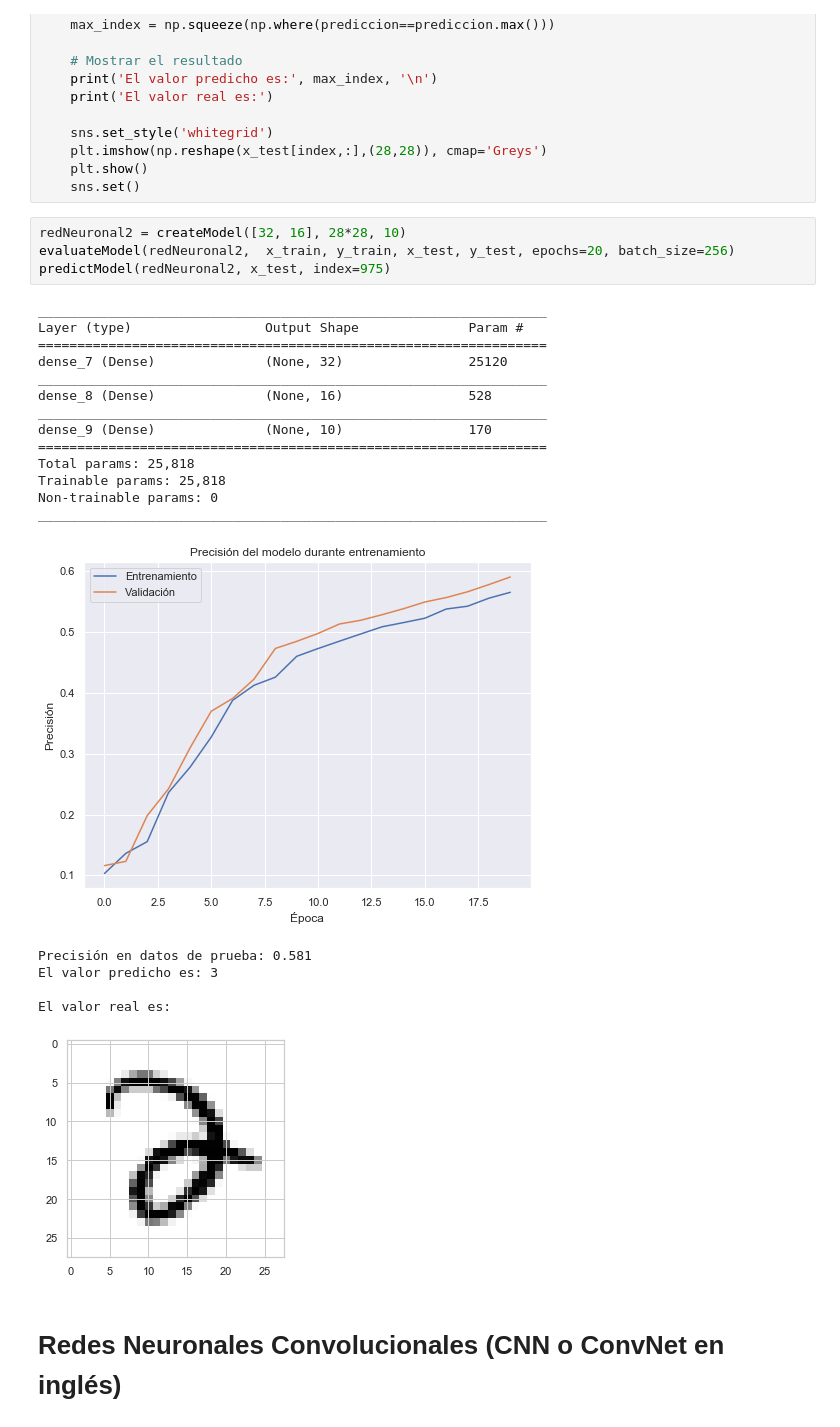
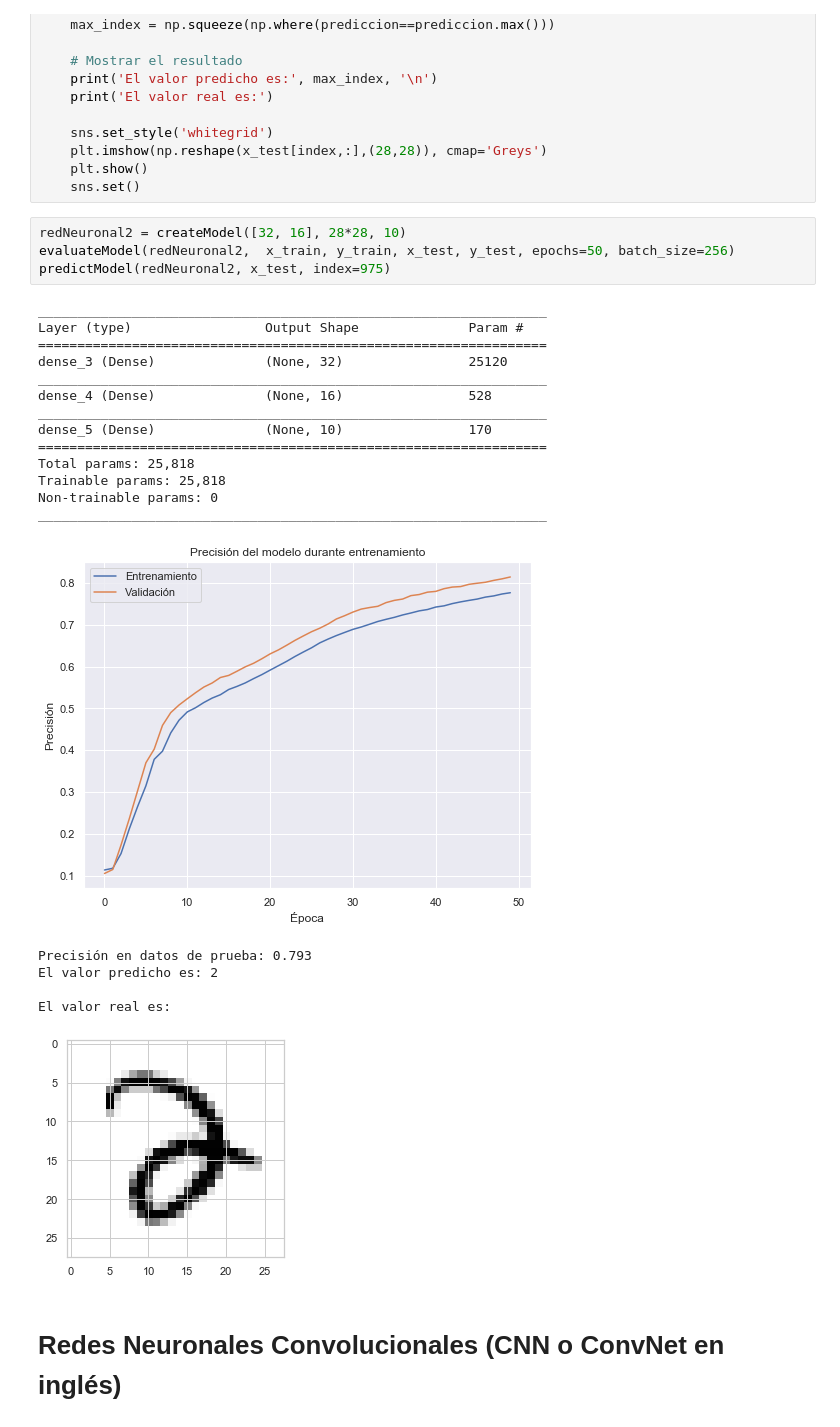
Before and after one commit to Flags13/CeroUnoDS, a Jupyter notebook: DS/Semana 7 - Deep Learning/Deep Learning-Ejercicios.ipynb, the cells around one changed output. Drawn from its saved outputs; the diff is of its cells as text.

```diff
--- a/DS/Semana 7 - Deep Learning/Deep Learning-Ejercicios.ipynb
+++ b/DS/Semana 7 - Deep Learning/Deep Learning-Ejercicios.ipynb
@@ -1255,25 +1260,25 @@ def predictModel(model, x_test, index=50):
     sns.set()
 # %%
 redNeuronal2 = createModel([32, 16], 28*28, 10)
-evaluateModel(redNeuronal2,  x_train, y_train, x_test, y_test, epochs=20, batch_size=256)
+evaluateModel(redNeuronal2,  x_train, y_train, x_test, y_test, epochs=50, batch_size=256)
 predictModel(redNeuronal2, x_test, index=975)
 # %% [output]
 _________________________________________________________________
 Layer (type)                 Output Shape              Param #
 =================================================================
-dense_7 (Dense)              (None, 32)                25120
+dense_3 (Dense)              (None, 32)                25120
 _________________________________________________________________
-dense_8 (Dense)              (None, 16)                528
+dense_4 (Dense)              (None, 16)                528
 _________________________________________________________________
-dense_9 (Dense)              (None, 10)                170
+dense_5 (Dense)              (None, 10)                170
 =================================================================
 Total params: 25,818
 Trainable params: 25,818
 Non-trainable params: 0
 _________________________________________________________________
-[figure, old version]
+[figure, new version]
-Precisión en datos de prueba: 0.581
-El valor predicho es: 3
+Precisión en datos de prueba: 0.793
+El valor predicho es: 2
 
 El valor real es:
 [figure]
```
Also changed, not shown: parts of 11 cells of this notebook, 6 other files.
